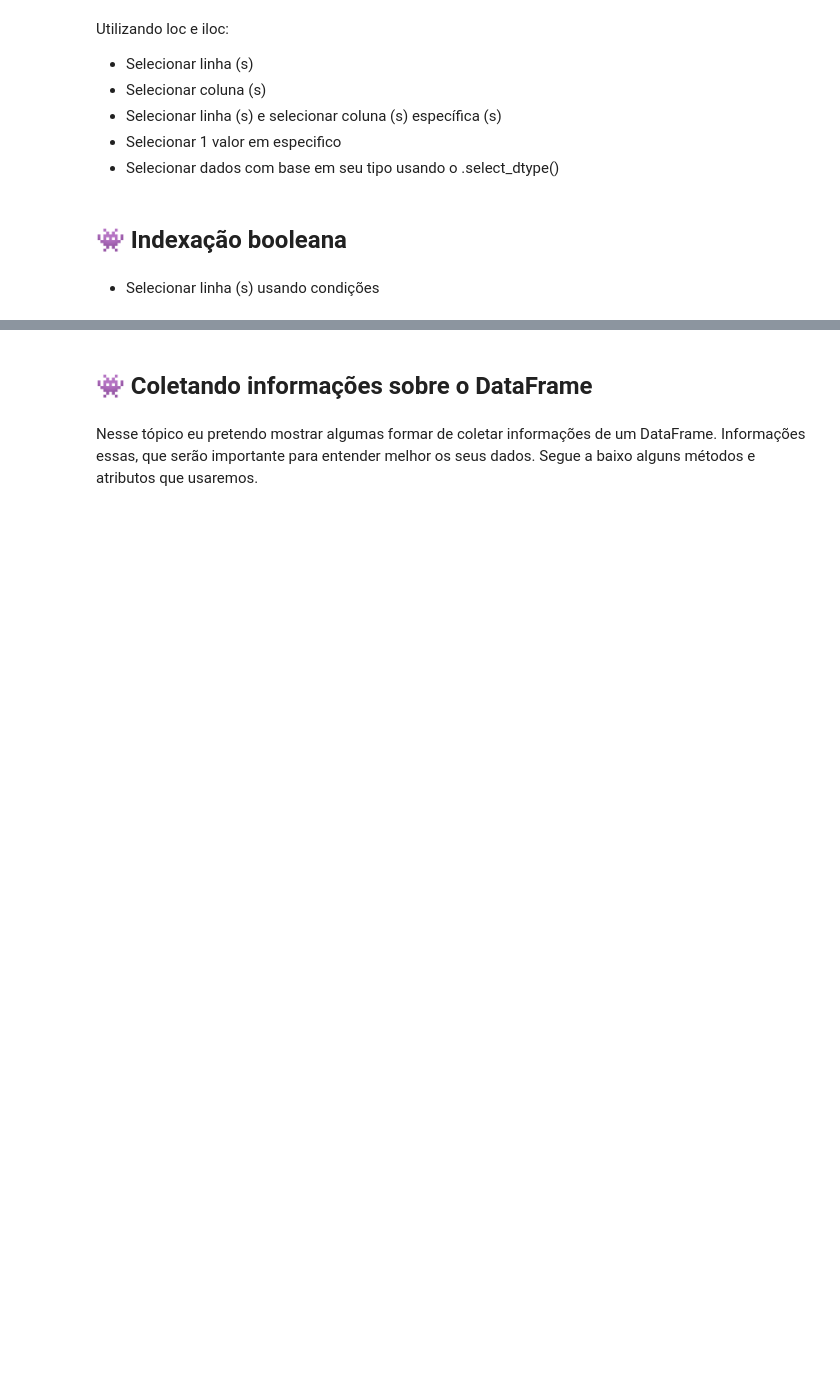
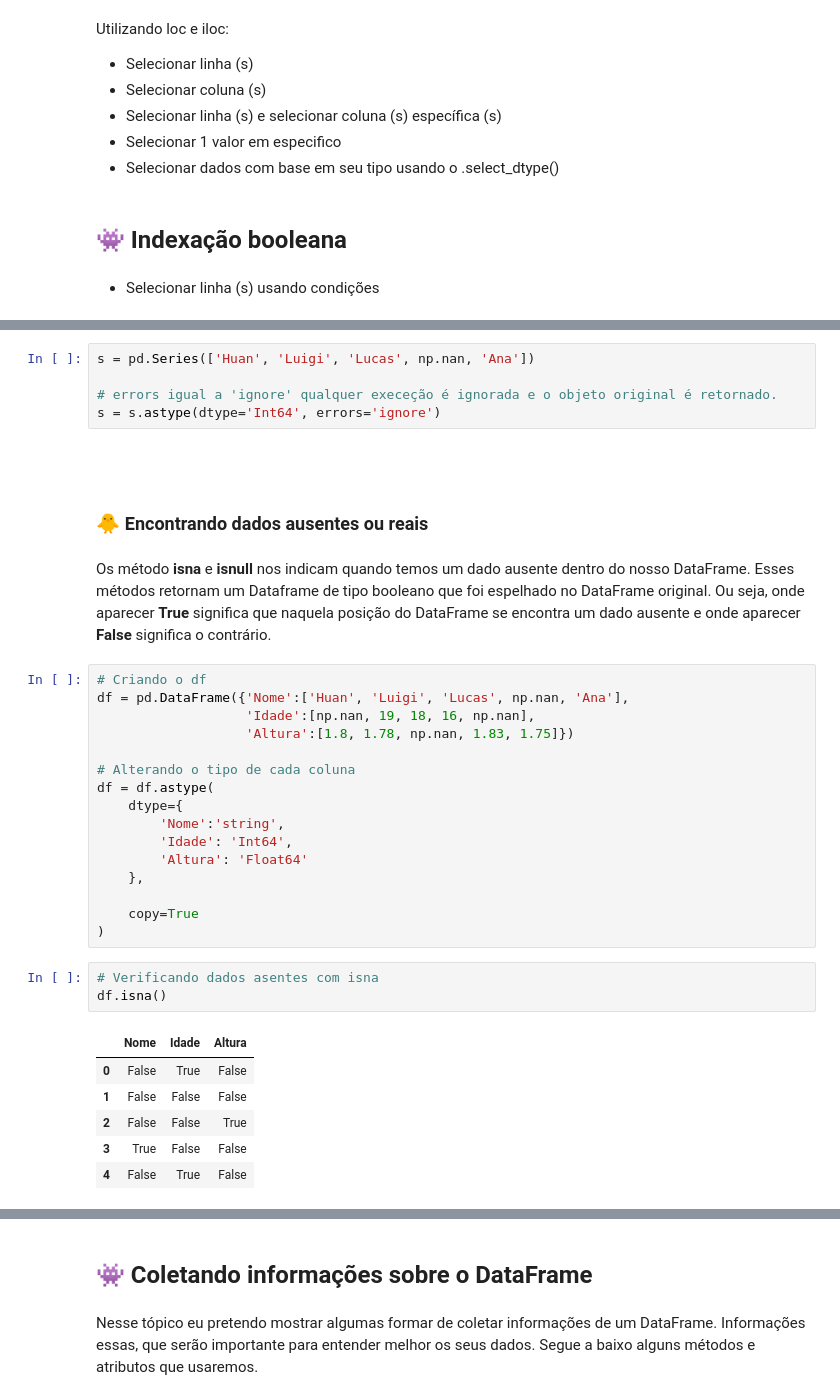
Before and after one commit to huanbarrosn/estudo_ds, a Jupyter notebook: programacao/pandas/series_e_dataframe.ipynb, the cells around one changed output, grey strips where cells are left out. Saved outputs shown, nothing was run; the diff lists cells and outputs as text; blank space fills up the shorter version.

```diff
--- a/programacao/pandas/series_e_dataframe.ipynb
+++ b/programacao/pandas/series_e_dataframe.ipynb
@@ -1796,0 +1970,37 @@ Utilizando loc e iloc:
+# %%
+s = pd.Series(['Huan', 'Luigi', 'Lucas', np.nan, 'Ana'])
+
+# errors igual a 'ignore' qualquer execeção é ignorada e o objeto original é retornado.
+s = s.astype(dtype='Int64', errors='ignore')
+# %% [markdown]
+<br>
+# %% [markdown]
+###  🐥 <font size=4>Encontrando dados ausentes ou reais<font>
+# %% [markdown]
+Os método **isna** e **isnull** nos indicam quando temos um dado ausente dentro do nosso DataFrame. Esses métodos retornam um Dataframe de tipo booleano que foi espelhado no DataFrame original. Ou seja, onde aparecer **True** significa que naquela posição do DataFrame se encontra um dado ausente e onde aparecer **False** significa o contrário.
+# %%
+# Criando o df
+df = pd.DataFrame({'Nome':['Huan', 'Luigi', 'Lucas', np.nan, 'Ana'],
+                   'Idade':[np.nan, 19, 18, 16, np.nan],
+                   'Altura':[1.8, 1.78, np.nan, 1.83, 1.75]})
+
+# Alterando o tipo de cada coluna
+df = df.astype(
+    dtype={
+        'Nome':'string',
+        'Idade': 'Int64',
+        'Altura': 'Float64'
+    },
+
+    copy=True
+)
+# %%
+# Verificando dados asentes com isna
+df.isna()
+# %% [output]
+|  | Nome | Idade | Altura |
+| 0 | False | True | False |
+| 1 | False | False | False |
+| 2 | False | False | True |
+| 3 | True | False | False |
+| 4 | False | True | False |
```
Also changed, not shown: parts of 43 cells of this notebook.
